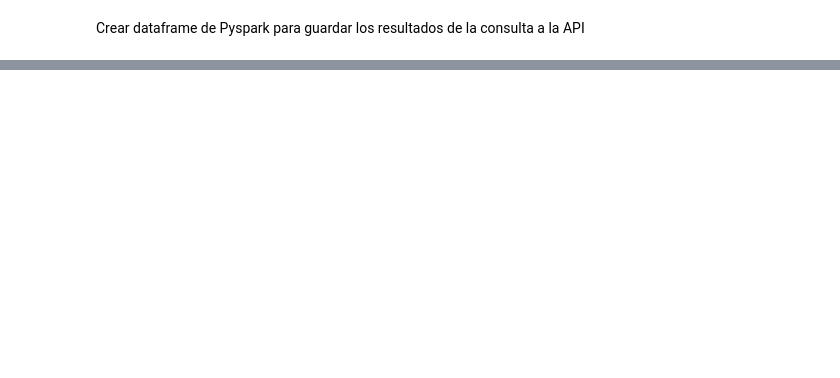
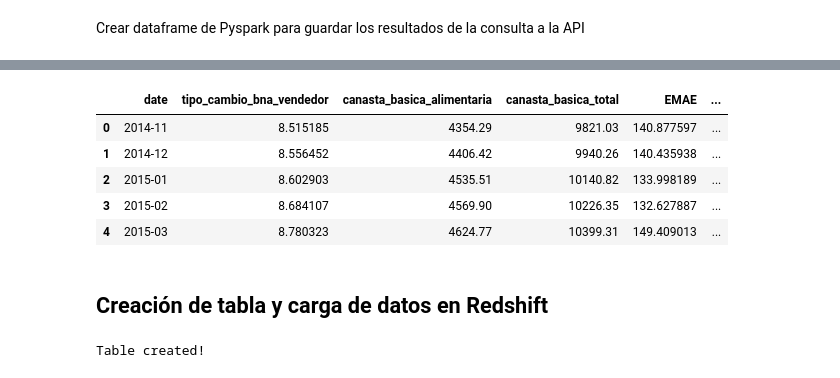
Before and after one commit to dario248/ch-de-entregable-paez-dario, a Jupyter notebook: docker_shared_folder/working_dir/Entregable_2.ipynb, the cells around one changed output, grey strips where cells are left out. Saved outputs shown, nothing was run; the diff lists cells and outputs as text; code cells hidden in the pictures; blank space fills up the shorter version.

```diff
--- a/docker_shared_folder/working_dir/Entregable_2.ipynb
+++ b/docker_shared_folder/working_dir/Entregable_2.ipynb
@@ -319,0 +428,35 @@ df_to_write.write \
+# %%
+# Se descarta la columna variacion
+analisis_comparativo.drop(columns=['variacion'], inplace=True)
+# %%
+# Se agregan las columnas con la canasta básica expresada en dólares
+analisis_comparativo['canasta_basica_alimentaria_usd'] = round(analisis_comparativo['canasta_basica_alimentaria'] / analisis_comparativo['tipo_cambio_bna_vendedor'], 2)
+analisis_comparativo['canasta_basica_total_usd']= round(analisis_comparativo['canasta_basica_total'] / analisis_comparativo['tipo_cambio_bna_vendedor'], 2)
+analisis_comparativo.head()
+# %% [output]
+|  | date | tipo_cambio_bna_vendedor | canasta_basica_alimentaria | canasta_basica_total | EMAE | ... |
+| 0 | 2014-11 | 8.515185 | 4354.29 | 9821.03 | 140.877597 | ... |
+| 1 | 2014-12 | 8.556452 | 4406.42 | 9940.26 | 140.435938 | ... |
+| 2 | 2015-01 | 8.602903 | 4535.51 | 10140.82 | 133.998189 | ... |
+| 3 | 2015-02 | 8.684107 | 4569.90 | 10226.35 | 132.627887 | ... |
+| 4 | 2015-03 | 8.780323 | 4624.77 | 10399.31 | 149.409013 | ... |
+# %% [markdown]
+## Creación de tabla y carga de datos en Redshift
+# %%
+cursor = conn.cursor()
+cursor.execute(f"""
+create table if not exists {env['REDSHIFT_SCHEMA']}.analisis_comparativo (
+    date VARCHAR(10) distkey,
+    tipo_cambio_bna_vendedor decimal(3,2),
+    canasta_basica_alimentaria decimal(6,2),
+    canasta_basica_total decimal(6,2),
+    emae decimal(5,2),
+    canasta_basica_alimentaria_usd decimal(4,2),
+    canasta_basica_total_usd decimal(4,2)
+) sortkey(date);
+""")
+conn.commit()
+cursor.close()
+print("Table created!")
+# %% [output]
+Table created!
```
Also changed, not shown: parts of 40 cells of this notebook.
